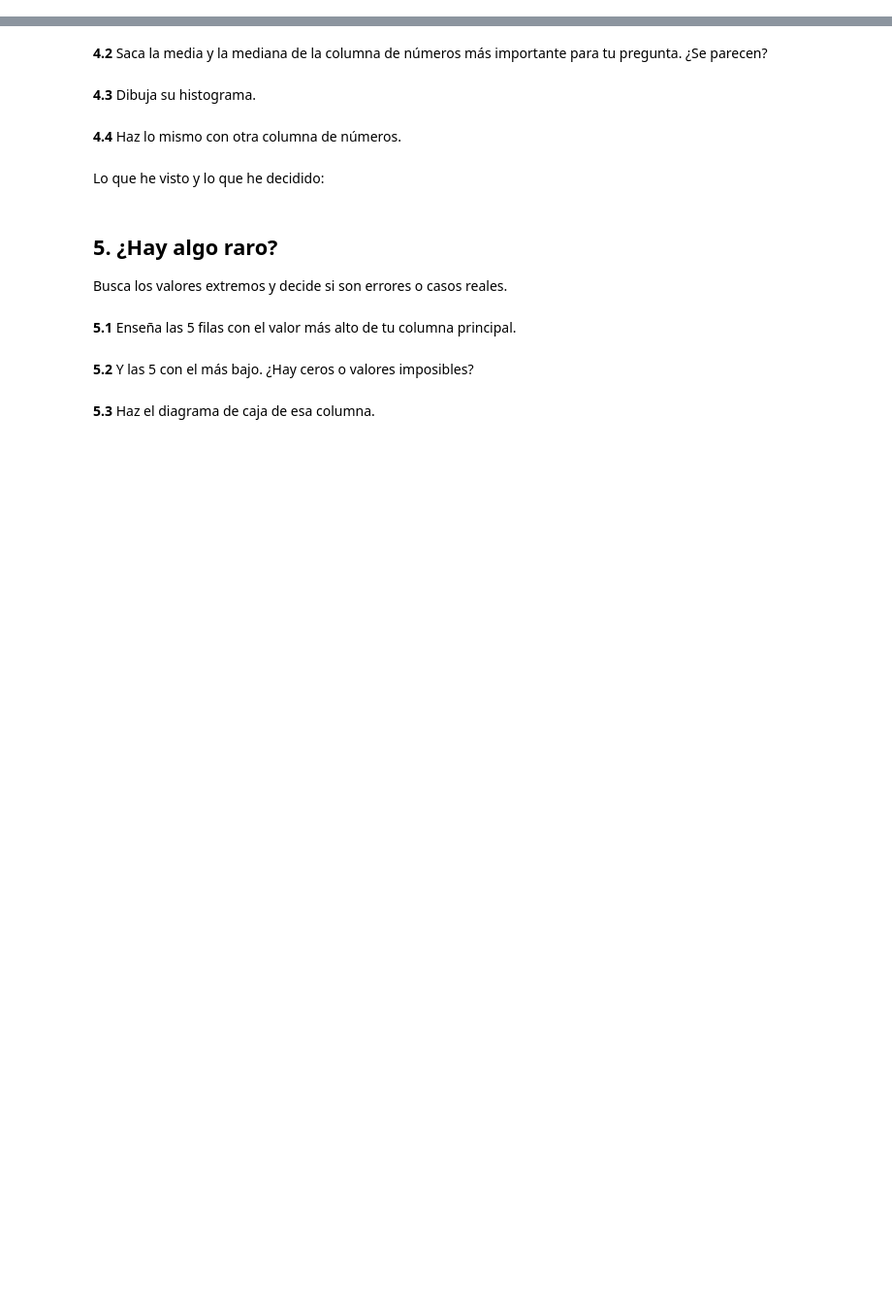
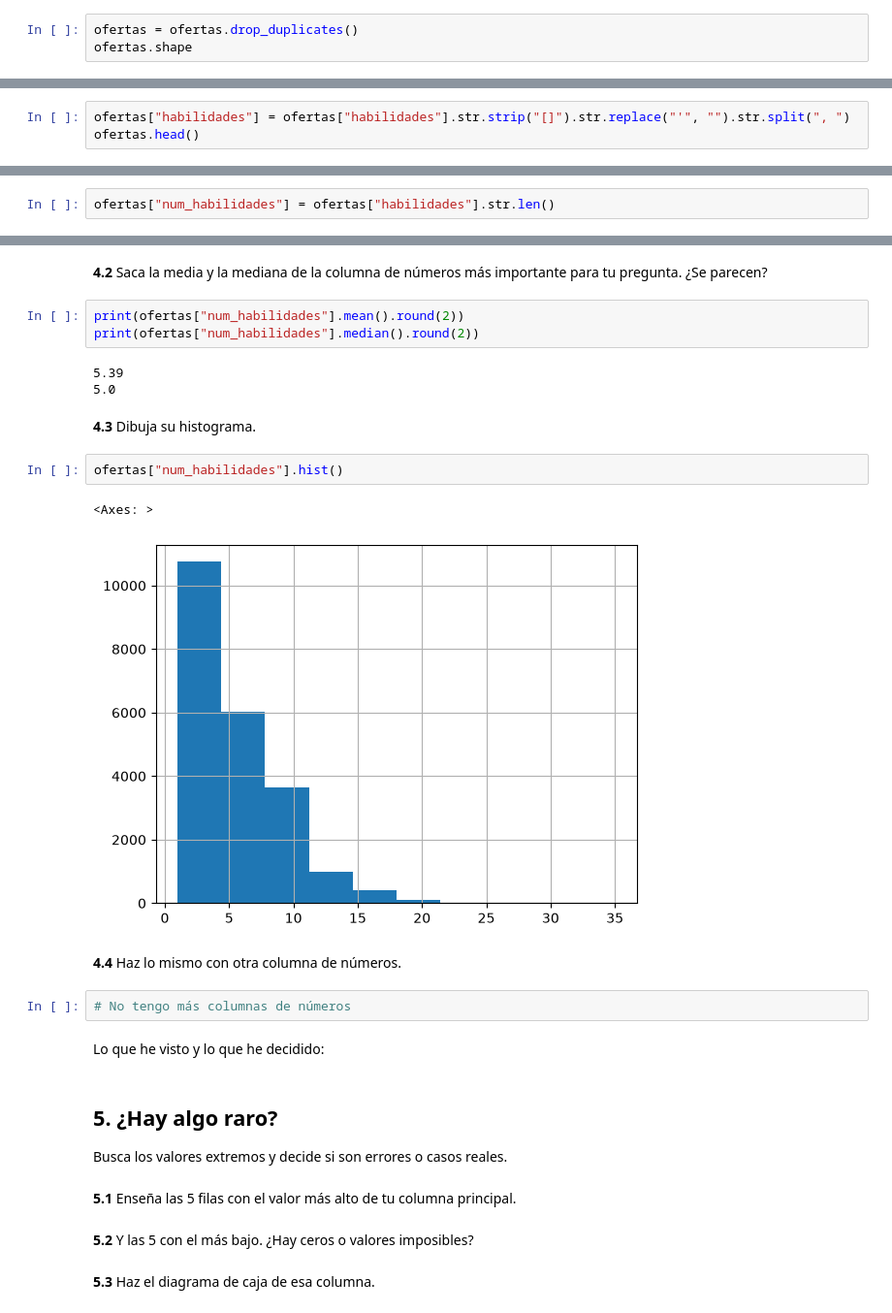
Before and after one commit to dledesmalorenzo/ofertas-analista-datos, a Jupyter notebook: eda.ipynb, the cells around one changed output, grey strips where cells are left out. Shown at 97% size. Cells and saved outputs as stored; diff of their text form; blank space fills up the shorter version.

Commit message:
EDA: 4.4 número de habilidades

```diff
--- a/eda.ipynb
+++ b/eda.ipynb
@@ -284,2 +290,5 @@ np.int64(1)
 # %% [markdown]
 **3.3** Decide si las quitas, y hazlo. Si no son la misma fila, no se quitan.
+# %%
+ofertas = ofertas.drop_duplicates()
+ofertas.shape
@@ -289,3 +300,6 @@ Lo que he visto y lo que he decidido:
 ## 4. ¿Cómo son los números?
 
 Mira los números con el describe, la media, la mediana y un histograma.
+# %%
+ofertas["habilidades"] = ofertas["habilidades"].str.strip("[]").str.replace("'", "").str.split(", ")
+ofertas.head()
@@ -291,0 +313,2 @@ Mira los números con el describe, la media, la mediana y un histograma.
+# %%
+ofertas["num_habilidades"] = ofertas["habilidades"].str.len()
@@ -294,9 +338,22 @@ Mira los números con el describe, la media, la mediana y un histograma.
 # %% [markdown]
 **4.2** Saca la media y la mediana de la columna de números más importante para tu pregunta. ¿Se parecen?
+# %%
+print(ofertas["num_habilidades"].mean().round(2))
+print(ofertas["num_habilidades"].median().round(2))
+# %% [output]
+5.39
+5.0
 # %% [markdown]
 **4.3** Dibuja su histograma.
+# %%
+ofertas["num_habilidades"].hist()
+# %% [output]
+<Axes: >
+[figure, added]
 # %% [markdown]
 **4.4** Haz lo mismo con otra columna de números.
+# %%
+# No tengo más columnas de números
 # %% [markdown]
 Lo que he visto y lo que he decidido:
 # %% [markdown]
```
Also changed, not shown: parts of 5 cells of this notebook.
